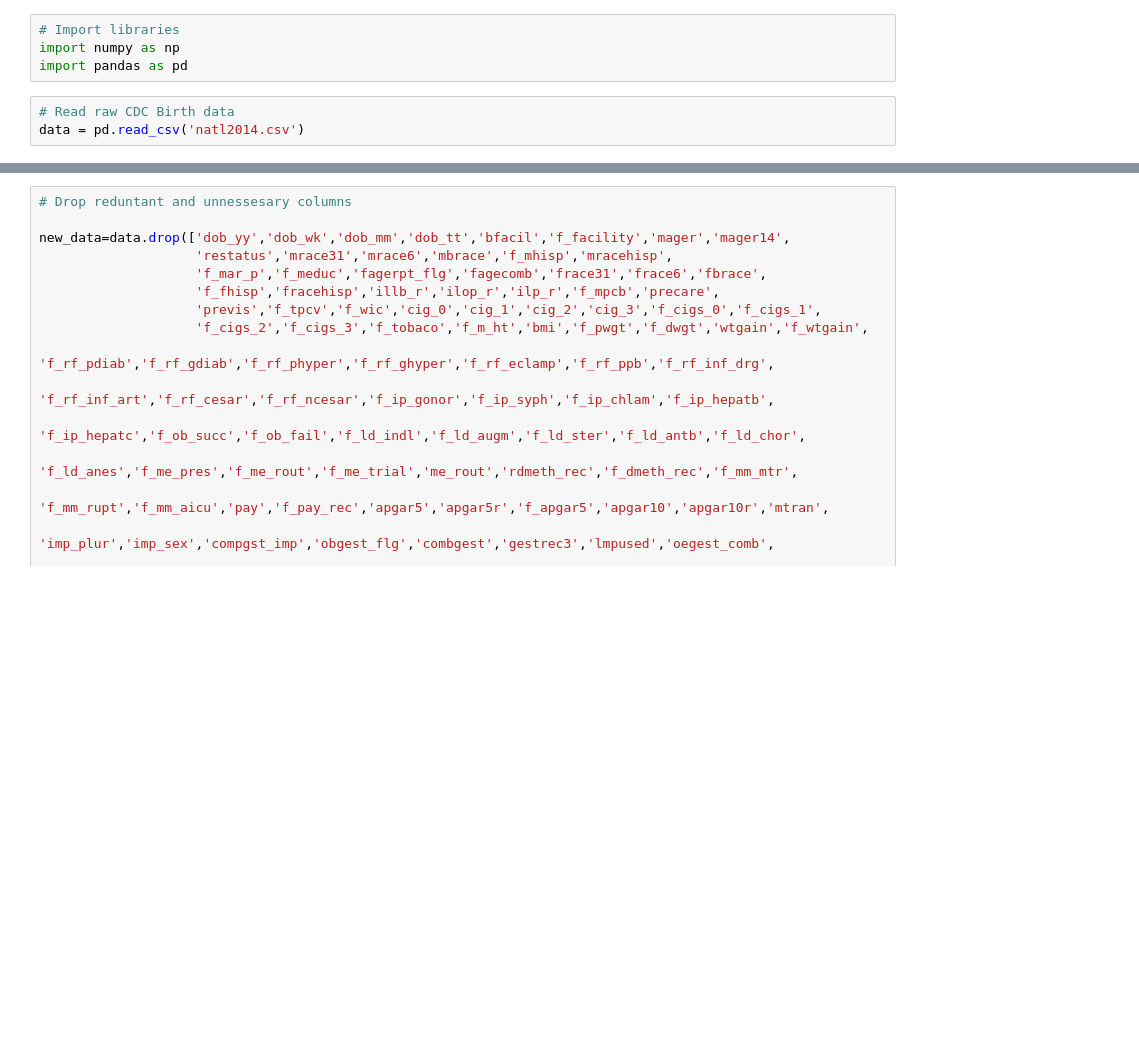
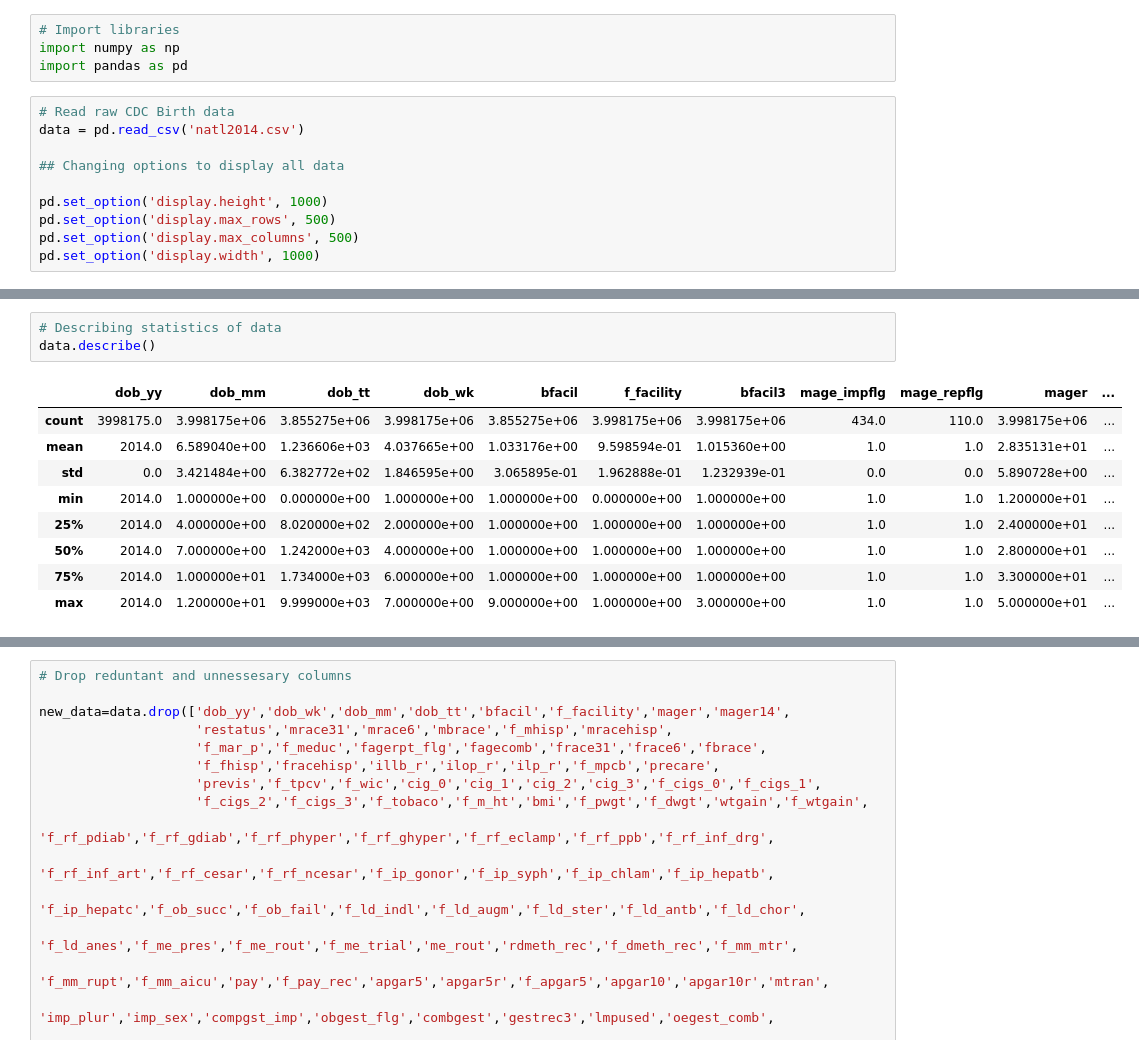
Before and after one commit to SabrinaAL/Childbirth-Delivery-Method-Prediction, a Jupyter notebook: natl2014_data_cleaning.ipynb, the cells around one changed output, grey strips where cells are left out. Cells and saved outputs as stored; diff of their text form; blank space fills up the shorter version.

Commit message:
refactor: Updating Python code for cleaning raw CDC Birth data

```diff
--- a/natl2014_data_cleaning.ipynb
+++ b/natl2014_data_cleaning.ipynb
@@ -5,3 +5,10 @@ import pandas as pd
 # %%
 # Read raw CDC Birth data
 data = pd.read_csv('natl2014.csv')
+
+## Changing options to display all data
+
+pd.set_option('display.height', 1000)
+pd.set_option('display.max_rows', 500)
+pd.set_option('display.max_columns', 500)
+pd.set_option('display.width', 1000)
@@ -18,3 +27,16 @@ data.head()
+# %%
+# Describing statistics of data
+data.describe()
+# %% [output]
+|  | dob_yy | dob_mm | dob_tt | dob_wk | bfacil | f_facility | bfacil3 | mage_impflg | mage_repflg | mager | ... |
+| count | 3998175.0 | 3.998175e+06 | 3.855275e+06 | 3.998175e+06 | 3.855275e+06 | 3.998175e+06 | 3.998175e+06 | 434.0 | 110.0 | 3.998175e+06 | ... |
+| mean | 2014.0 | 6.589040e+00 | 1.236606e+03 | 4.037665e+00 | 1.033176e+00 | 9.598594e-01 | 1.015360e+00 | 1.0 | 1.0 | 2.835131e+01 | ... |
+| std | 0.0 | 3.421484e+00 | 6.382772e+02 | 1.846595e+00 | 3.065895e-01 | 1.962888e-01 | 1.232939e-01 | 0.0 | 0.0 | 5.890728e+00 | ... |
+| min | 2014.0 | 1.000000e+00 | 0.000000e+00 | 1.000000e+00 | 1.000000e+00 | 0.000000e+00 | 1.000000e+00 | 1.0 | 1.0 | 1.200000e+01 | ... |
+| 25% | 2014.0 | 4.000000e+00 | 8.020000e+02 | 2.000000e+00 | 1.000000e+00 | 1.000000e+00 | 1.000000e+00 | 1.0 | 1.0 | 2.400000e+01 | ... |
+| 50% | 2014.0 | 7.000000e+00 | 1.242000e+03 | 4.000000e+00 | 1.000000e+00 | 1.000000e+00 | 1.000000e+00 | 1.0 | 1.0 | 2.800000e+01 | ... |
+| 75% | 2014.0 | 1.000000e+01 | 1.734000e+03 | 6.000000e+00 | 1.000000e+00 | 1.000000e+00 | 1.000000e+00 | 1.0 | 1.0 | 3.300000e+01 | ... |
+| max | 2014.0 | 1.200000e+01 | 9.999000e+03 | 7.000000e+00 | 9.000000e+00 | 1.000000e+00 | 3.000000e+00 | 1.0 | 1.0 | 5.000000e+01 | ... |
 # %%
 # Count number of NaN values in each column
 data.isnull().sum()
```
Also changed, not shown: parts of 15 cells of this notebook.
